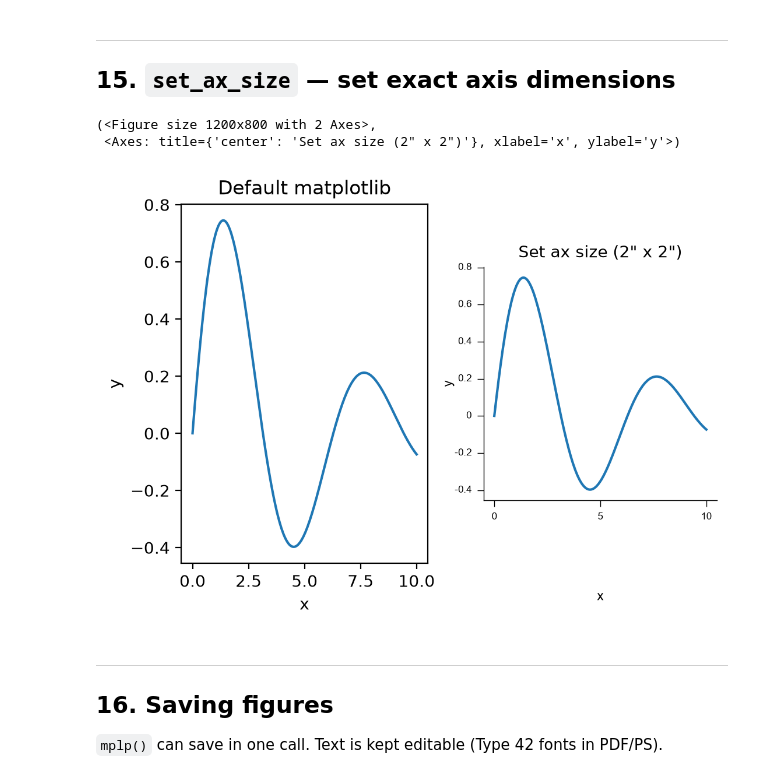
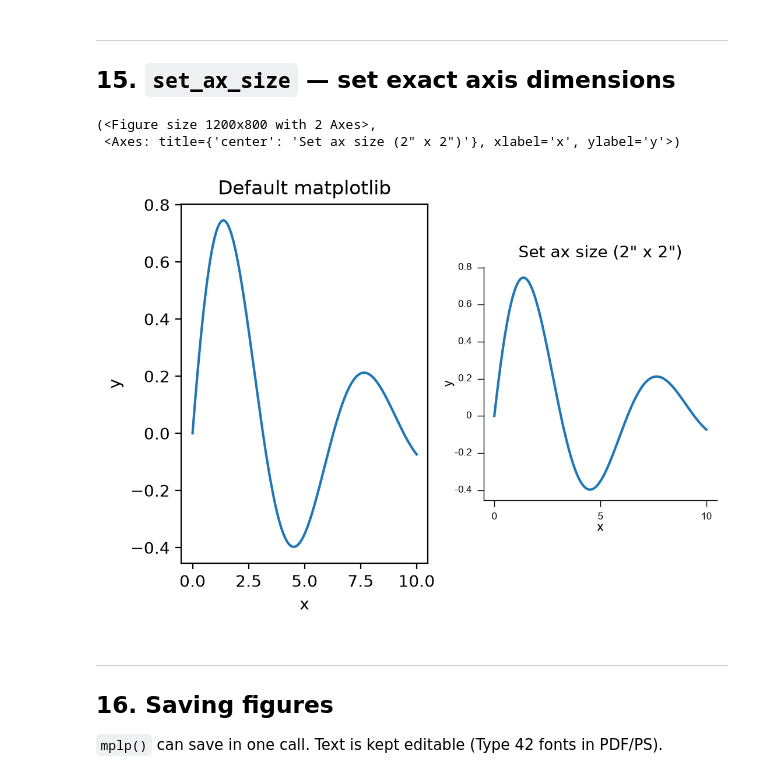
Before and after one commit to m-beau/mplify, a Jupyter notebook: quickstart.ipynb, the cells around one changed output. Saved outputs shown, nothing was run; the diff lists cells and outputs as text; code cells hidden in the pictures.

Commit message:
made x and y label alignment optional

```diff
--- a/quickstart.ipynb
+++ b/quickstart.ipynb
@@ -425,23 +425,24 @@ plt.show()
 # %%
 fig, axes = plt.subplots(1, 2, figsize=(6, 4))
 
 for ax in axes:
     ax.plot(x, y)
     ax.set_xlabel('x')
     ax.set_ylabel('y')
 
 axes[0].set_title('Default matplotlib')
 
 mplp(ax=axes[1], axsize=(2, 2), xlabel='x', ylabel='y',
           title_s=10,
           ticklab_s=6,
           axlab_s=8,
           lw=0.5,
-          title='Set ax size (2\" x 2\")')
+          title='Set ax size (2\" x 2\")',
+          align_x_labels=False)
 # %% [output]
 (<Figure size 1200x800 with 2 Axes>,
  <Axes: title={'center': 'Set ax size (2" x 2")'}, xlabel='x', ylabel='y'>)
-[figure, old version]
+[figure, new version]
 # %% [markdown]
 ---
 ## 16. Saving figures
```
Also changed, not shown: 2 other files.
